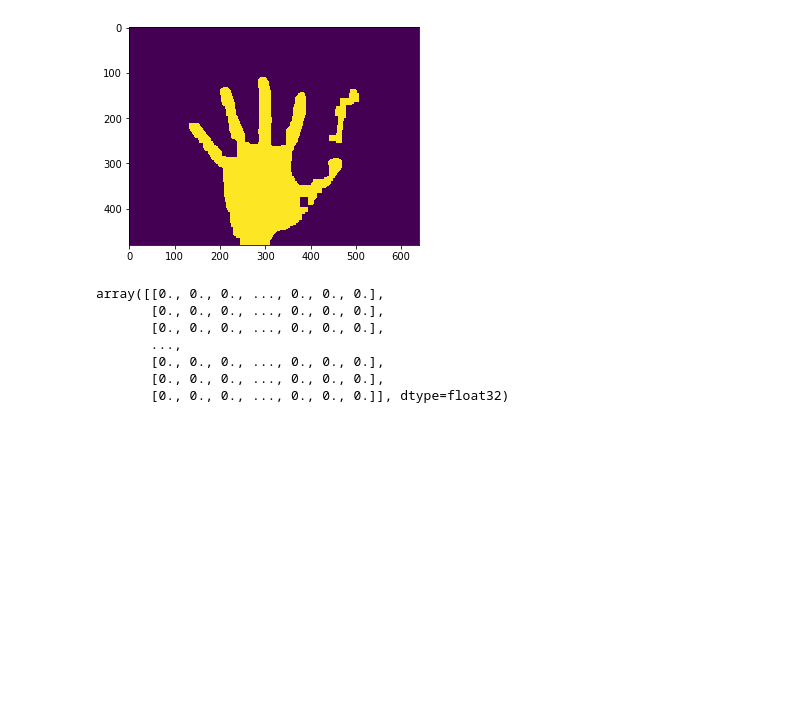
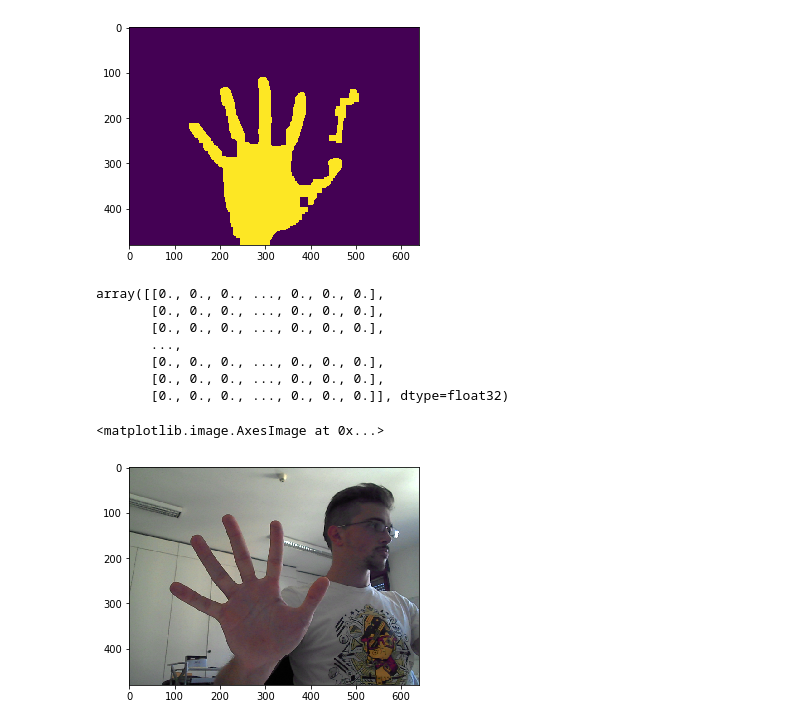
Before and after one commit to SoshinK/gesture-recognition, a Jupyter notebook: get_hand.ipynb, the cells around one changed output. Cells and saved outputs as stored; diff of their text form; code cells hidden in the pictures; blank space fills up the shorter version.

```diff
--- a/get_hand.ipynb
+++ b/get_hand.ipynb
@@ -70,3 +70,16 @@ array([[0., 0., 0., ..., 0., 0., 0.],
        [0., 0., 0., ..., 0., 0., 0.],
        [0., 0., 0., ..., 0., 0., 0.],
        [0., 0., 0., ..., 0., 0., 0.]], dtype=float32)
+# %%
+# img = io.imread("1-color_s2_g11.png")
+img = io.imread("9-color.png")
+# img = io.imread("1-color_s3_g9.png")
+# img = io.imread("1-color_s4_g4.png")
+# img = io.imread("my22.jpg")
+# img = io.imread("3-color_s4_g1.png")
+
+img_hsv = cv2.cvtColor(img, cv2.COLOR_BGR2YCR_CB)
+plt.imshow(img)
+# %% [output]
+<matplotlib.image.AxesImage at 0x...>
+[figure, added]
```
Also changed, not shown: parts of 18 cells of this notebook.
